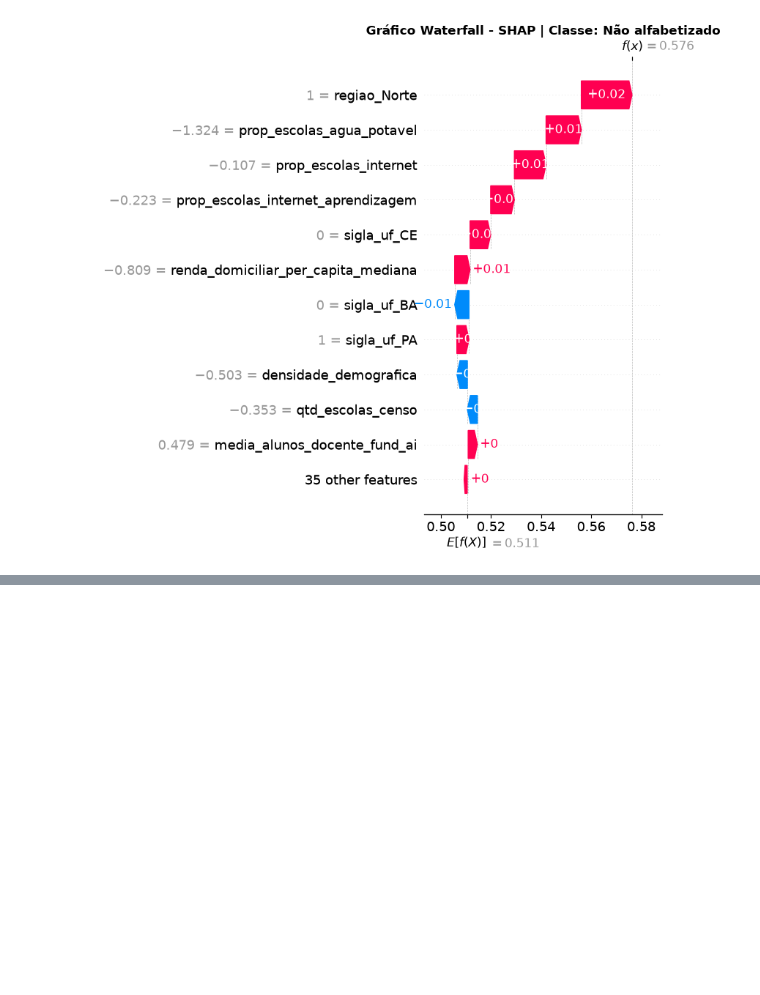
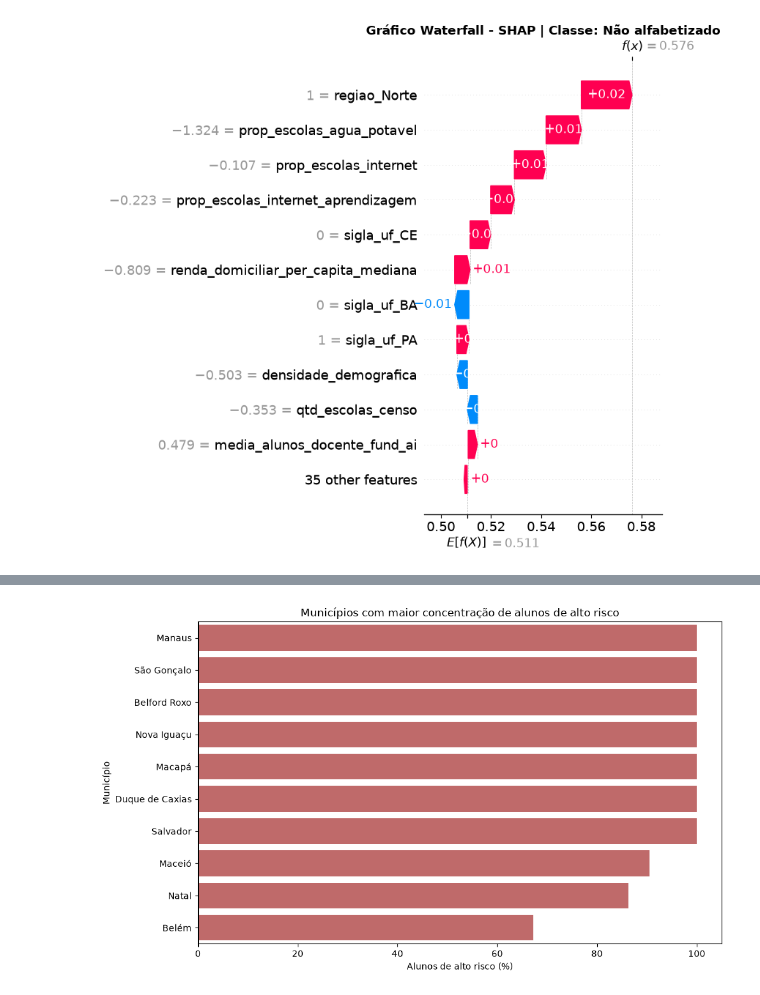
Before and after one commit to RenanTrevelim/tech-challenge-fase3-literacy-ml, a Jupyter notebook: notebooks/03_modelos_machine_learning.ipynb, the cells around one changed output, grey strips where cells are left out. Saved outputs shown, nothing was run; the diff lists cells and outputs as text; code cells hidden in the pictures; blank space fills up the shorter version.

```diff
--- a/notebooks/03_modelos_machine_learning.ipynb
+++ b/notebooks/03_modelos_machine_learning.ipynb
@@ -1160,0 +1231,9 @@ plt.show()
+# %%
+prob_risco = modelo_rf_final.predict_proba(X_teste_variance)[:, 0]
+# %%
+df_predicoes = pd.DataFrame({
+    "indice_original": y_teste.index,
+    "score_risco": (prob_risco * 100).round(2)
+})
+
+df_predicoes.head()
@@ -1160,0 +1249,2 @@ plt.show()
+# %%
+df_alunos_sql = (df_eda.reset_index().rename(columns={"index": "indice_original"}))
@@ -1160,0 +1321,9 @@ plt.show()
+# %%
+limite_alto_risco = duckdb.sql("""
+    SELECT
+        quantile_cont(score_risco, 0.75) AS limite
+    FROM df_risco
+    WHERE prioridade = 'Prioritário'
+""").df()["limite"].iloc[0]
+
+print(f"Limite de alto risco: {limite_alto_risco:.2f}%")
@@ -1160,0 +1396,23 @@ plt.show()
+# %%
+top_10 = risco_municipio.head(10)
+
+plt.figure(figsize=(10, 6))
+
+sns.barplot(
+    data=top_10,
+    x="pct_alto_risco",
+    y="id_municipio_nome",
+    color="indianred"
+)
+
+plt.title(
+    "Municípios com maior concentração de alunos de alto risco"
+)
+
+plt.xlabel("Alunos de alto risco (%)")
+plt.ylabel("Município")
+
+plt.tight_layout()
+plt.show()
+# %% [output]
+[figure, added]
```
Also changed, not shown: parts of 30 cells of this notebook, 3 other files.
